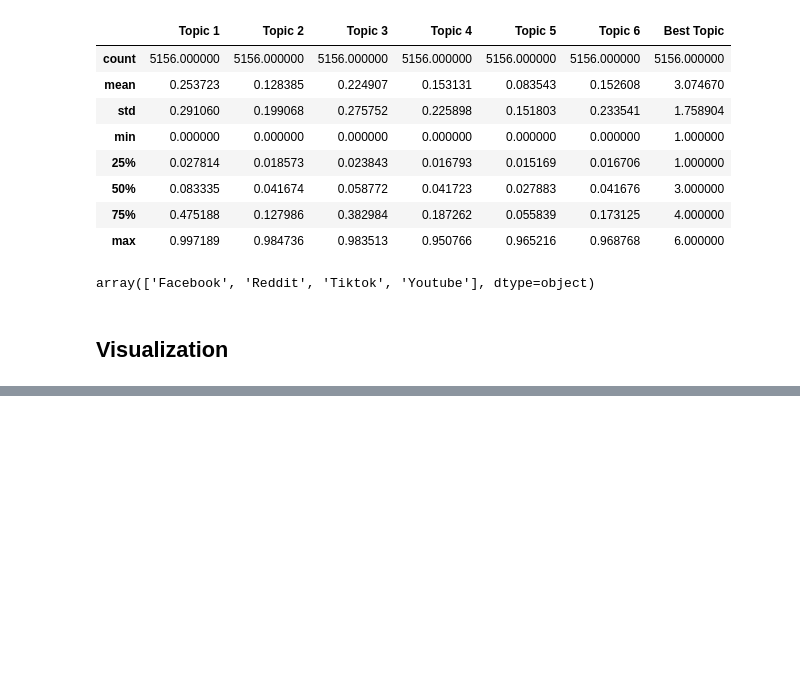
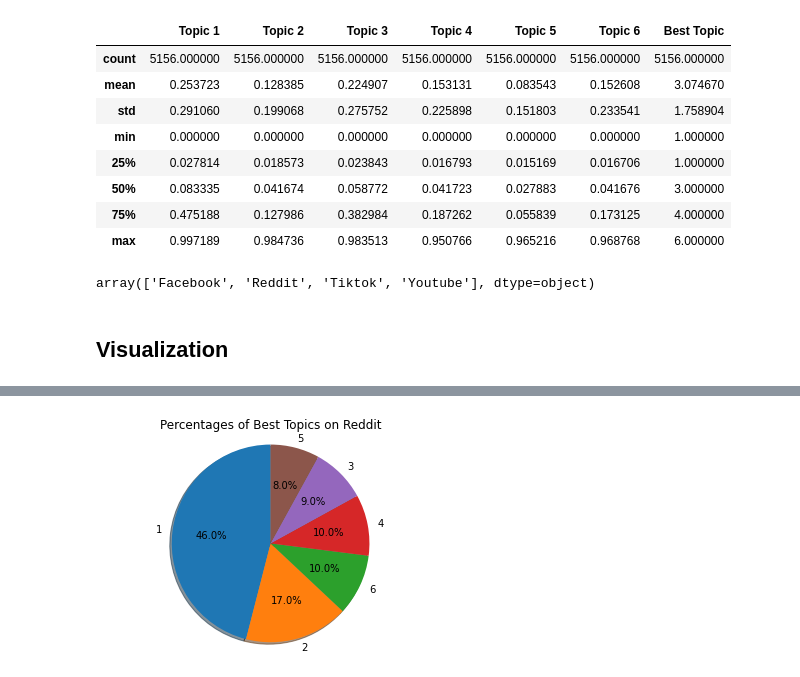
Before and after one commit to ABCD-EDU/LDA-ph-inflation, a Jupyter notebook: eda_labelled.ipynb, the cells around one changed output, grey strips where cells are left out. Drawn from its saved outputs; the diff is of its cells as text; code cells hidden in the pictures; blank space fills up the shorter version.

```diff
--- a/eda_labelled.ipynb
+++ b/eda_labelled.ipynb
@@ -142,3 +161,8 @@ draw_bar_graph_for_text_visualization(df_red, 'Reddit')
+# %%
+# Percentages of Best Topics on Reddit
+generate_pie_chart(df_red, 'Reddit')
+# %% [output]
+[figure, added]
 # %%
 # import pandas as pd
 # from collections import Counter
```
Also changed, not shown: parts of 10 cells of this notebook.
